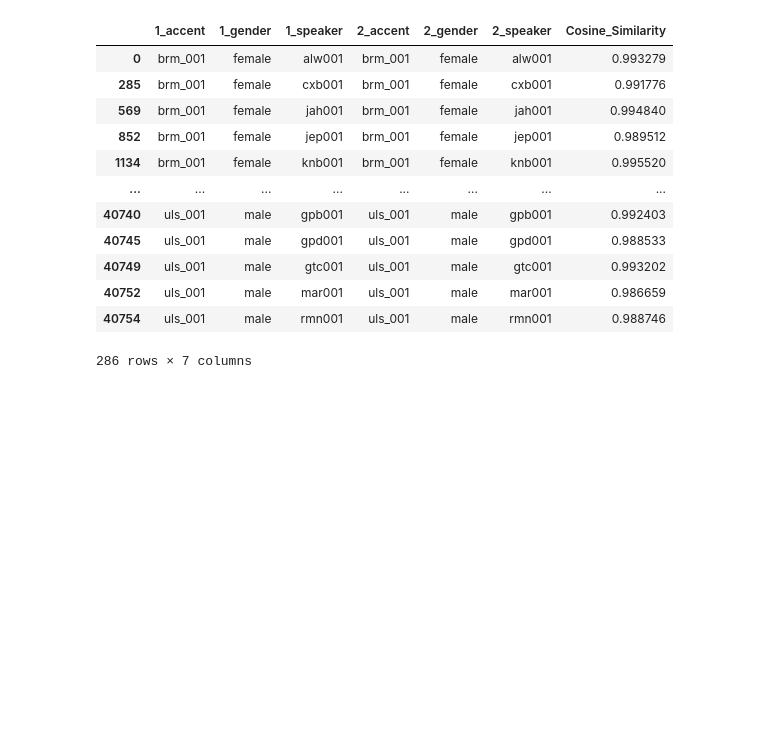
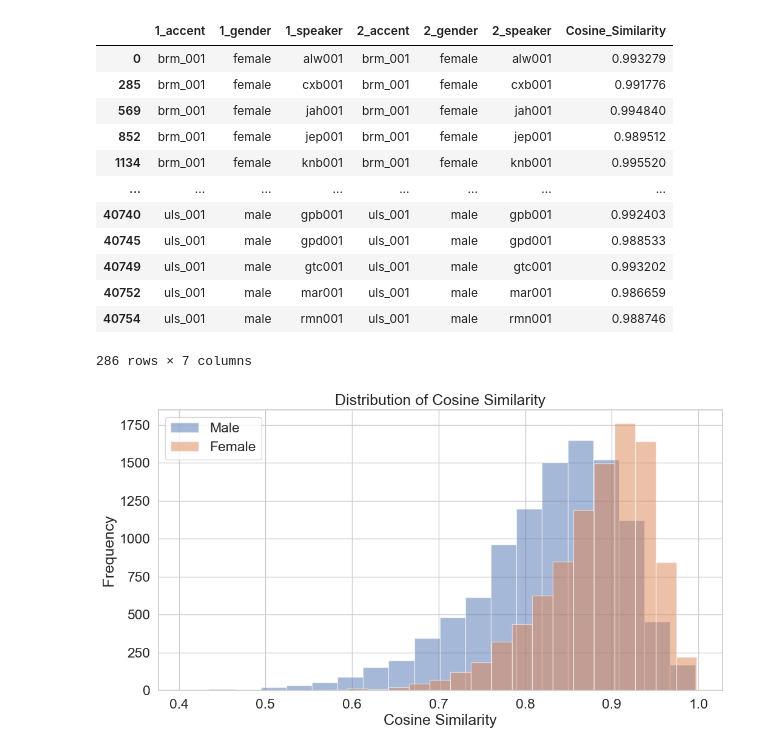
Before and after one commit to carmelgafa/ari5121-project, a Jupyter notebook: VoiceSimilarityAnalysis-code/analysis.ipynb, the cells around one changed output. Cells and saved outputs as stored; diff of their text form; code cells hidden in the pictures; blank space fills up the shorter version.

```diff
--- a/VoiceSimilarityAnalysis-code/analysis.ipynb
+++ b/VoiceSimilarityAnalysis-code/analysis.ipynb
@@ -36,3 +36,22 @@ df_same_speakers[df_same_speakers['Cosine_Similarity'] < 1]
 | 40752 | uls_001 | male | mar001 | uls_001 | male | mar001 | 0.986659 |
 | 40754 | uls_001 | male | rmn001 | uls_001 | male | rmn001 | 0.988746 |
 286 rows × 7 columns
+# %%
+#select all 1_gender male and 2_gender male
+df_males = df_summary[(df_summary['1_gender'] == 'male') & (df_summary['2_gender'] == 'male')]
+
+df_females = df_summary[(df_summary['1_gender'] == 'female') & (df_summary['2_gender'] == 'female')]
+
+# plot a histogram of cosine similarity superimpose male and femaple plots
+plt.figure(figsize=(12, 6))
+
+plt.hist(df_males['Cosine_Similarity'], bins=20, alpha=0.5, label='Male')
+plt.hist(df_females['Cosine_Similarity'], bins=20, alpha=0.5, label='Female')
+
+plt.xlabel('Cosine Similarity')
+plt.ylabel('Frequency')
+plt.title('Distribution of Cosine Similarity')
+plt.legend()
+plt.show()
+# %% [output]
+[figure, added]
```
